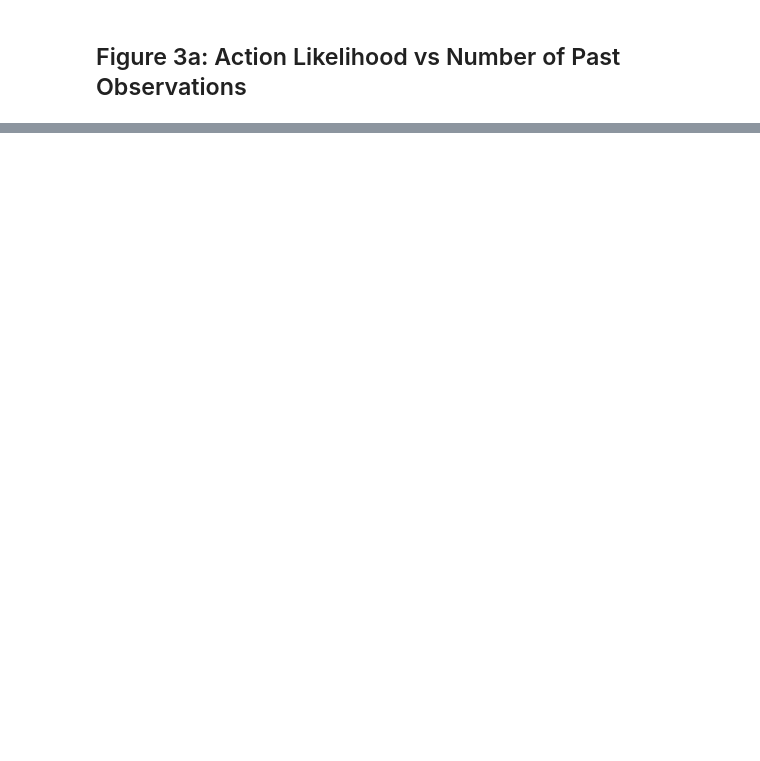
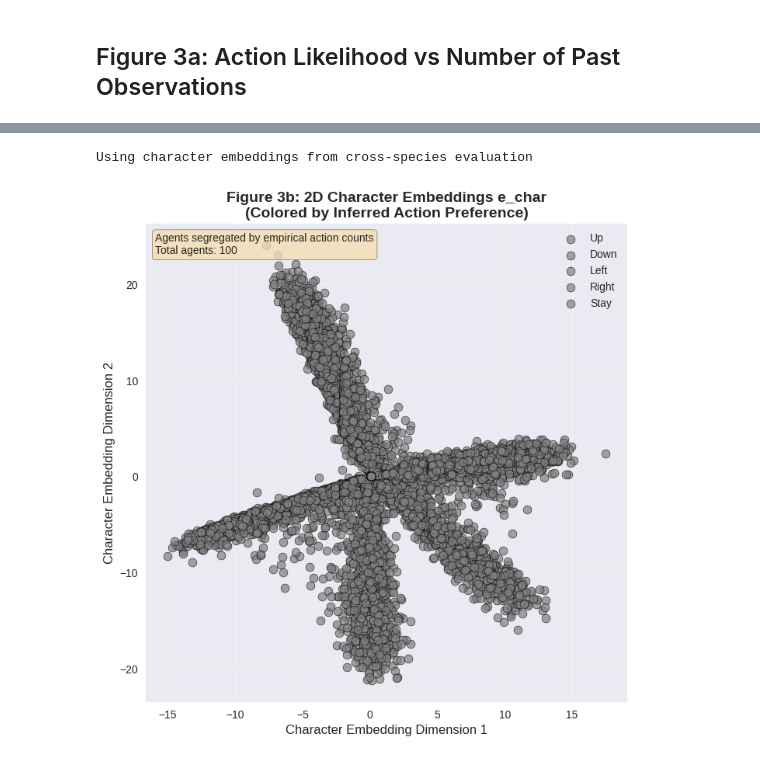
Before and after one commit to youngjinss/belief_of_belief_learning, a Jupyter notebook: lib/benchmark/ToMnet_impl/visualize_figure3.ipynb, the cells around one changed output, grey strips where cells are left out. Drawn from its saved outputs; the diff is of its cells as text; code cells hidden in the pictures; blank space fills up the shorter version.

Commit message:
figure 3 a-d만 정리

```diff
--- a/lib/benchmark/ToMnet_impl/visualize_figure3.ipynb
+++ b/lib/benchmark/ToMnet_impl/visualize_figure3.ipynb
@@ -157,7 +31,7 @@ def bayes_optimal_kl_divergence(train_alpha, test_alpha, n_past=1):
 # %%
 # Load evaluation results
 # These should be generated by running the cross-species evaluation script
-with open("result/evaluation_results.pkl", "rb") as f:
+with open("result/figure3_cross_species_results.pkl", "rb") as f:
     results = pickle.load(f)
 
 # Check the new data structure
@@ -1440,0 +189,74 @@ Figures saved as PNG files in result/ directory
+# %%
+def plot_figure3b_character_embeddings(results):
+    """Plot 2D character embeddings colored by most frequent action (Figure 3b)"""
+    fig, ax = plt.subplots(1, 1, figsize=(8, 8))
+
+    if "character_embeddings" in results:
+        # New cross-species evaluation data
+        print("Using character embeddings from cross-species evaluation")
+
+        # Use embeddings from first available model
+        model_name = list(results["character_embeddings"].keys())[0]
+        embeddings = results["character_embeddings"][model_name]["embeddings"]
+        agent_ids = results["character_embeddings"][model_name]["agent_ids"]
+
+        # Ensure we have 2D embeddings
+        if embeddings.shape[1] > 2:
+            # Use PCA to reduce to 2D
+            from sklearn.decomposition import PCA
+            pca = PCA(n_components=2)
+            embeddings_2d = pca.fit_transform(embeddings)
+            print(f"Reduced embeddings from {embeddings.shape[1]}D to 2D using PCA")
+        else:
+            embeddings_2d = embeddings
+
+    else:
+        # Legacy data format
+        print("Using legacy data format for character embeddings")
+        if isinstance(results, dict) and 'model' in results and 'data' in results['model']:
+            embeddings_2d = results['model']['data']['character_embeddings']
+            agent_ids = results['model']['data']['agent_ids']
+        else:
+            print("No embedding data found, generating random embeddings for visualization")
+            n_agents = 100
+            embeddings_2d = np.random.randn(n_agents * 10, 2) * 3
+            agent_ids = np.repeat(np.arange(n_agents), 10)
+
+    # Color by embedding position to show clustering
+    # Use first embedding dimension to determine "dominant action"
+    dominant_actions = np.digitize(embeddings_2d[:, 0],
+                                   bins=np.linspace(embeddings_2d[:, 0].min(),
+                                                   embeddings_2d[:, 0].max(), 6)) - 1
+
+    # Clip to valid action range
+    dominant_actions = np.clip(dominant_actions, 0, 4)
+
+    # Plot scatter with colors representing different action preferences
+    for action_idx in range(5):  # 5 actions: up, down, left, right, stay
+        mask = dominant_actions == action_idx
+        if np.any(mask):
+            ax.scatter(embeddings_2d[mask, 0], embeddings_2d[mask, 1],
+                      c="grey",
+                      label=ACTION_NAMES[action_idx],
+                      alpha=0.7, s=60, edgecolors='black', linewidth=0.5)
+
+    ax.set_xlabel('Character Embedding Dimension 1', fontsize=12)
+    ax.set_ylabel('Character Embedding Dimension 2', fontsize=12)
+    ax.set_title('Figure 3b: 2D Character Embeddings e_char\n(Colored by Inferred Action Preference)',
+                 fontsize=14, fontweight='bold')
+    ax.legend(fontsize=10, loc='best')
+    ax.grid(True, alpha=0.3)
+
+    # Add annotation about the clustering
+    unique_agents = len(np.unique(agent_ids)) if len(agent_ids) > 0 else "Unknown"
+    ax.text(0.02, 0.98, f'Agents segregated by empirical action counts\nTotal agents: {unique_agents}',
+            transform=ax.transAxes, fontsize=10, verticalalignment='top',
+            bbox=dict(boxstyle='round', facecolor='wheat', alpha=0.8))
+
+    return fig
+
+# Plot Figure 3b
+fig3b = plot_figure3b_character_embeddings(results)
+# %% [output]
+Using character embeddings from cross-species evaluation
+[figure, added]
```
Also changed, not shown: parts of 18 cells of this notebook, 2 other files.
